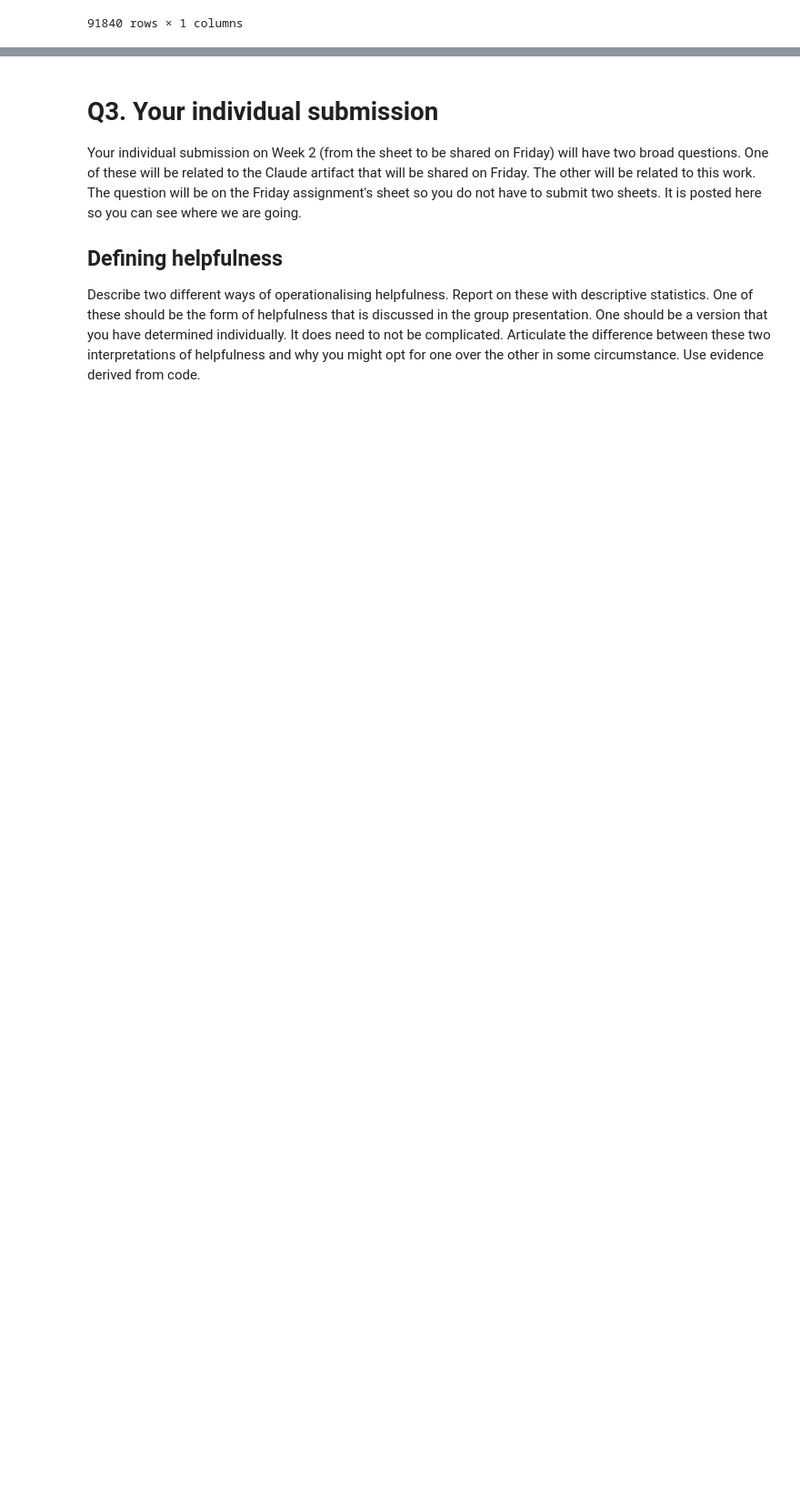
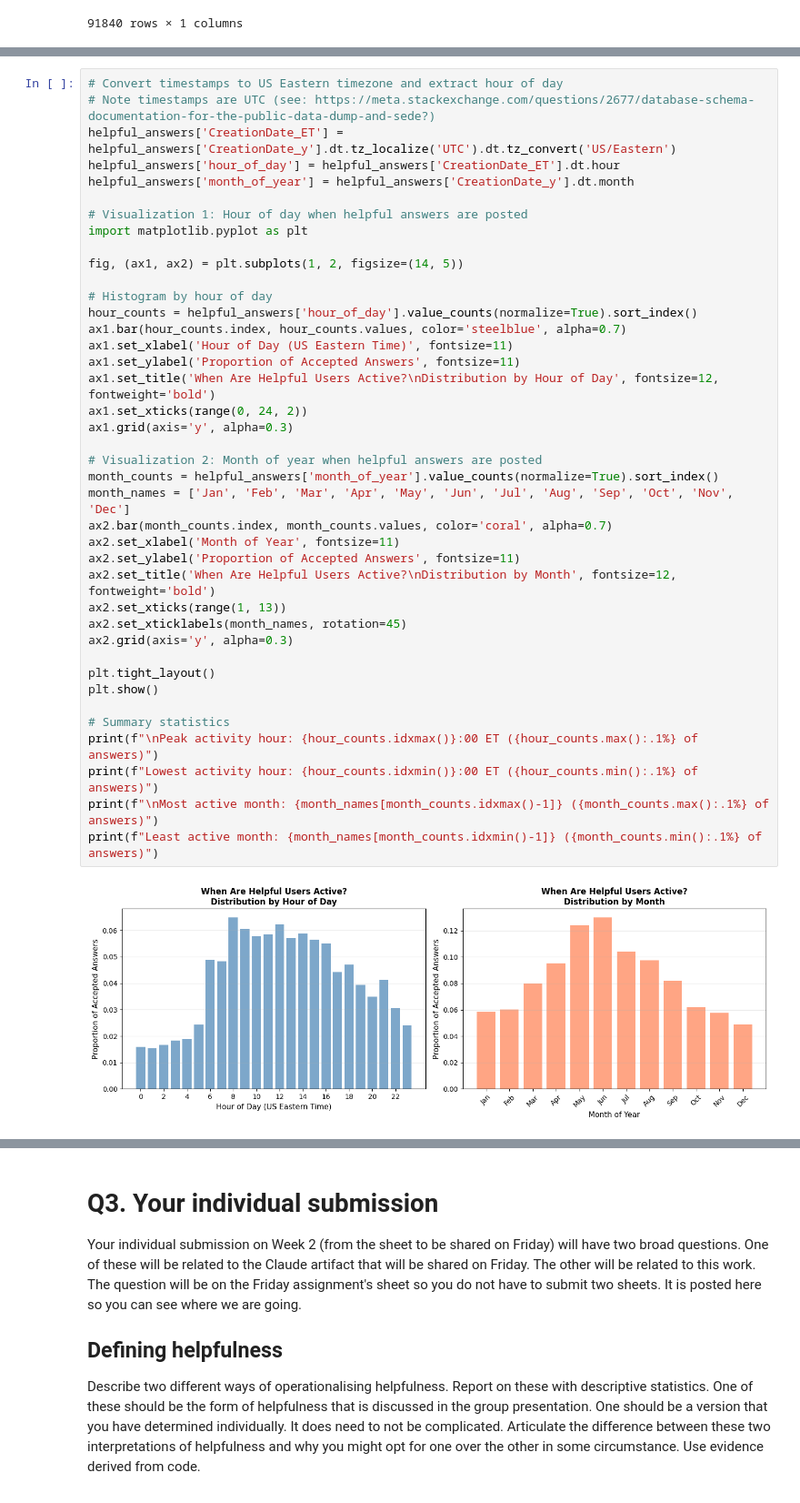
Before and after one commit to isaacbacker/GroupPres_SDS, a Jupyter notebook: Notebooks/fsds25_ex_wk01d02.ipynb, the cells around one changed output, grey strips where cells are left out. Shown at 91% size. Saved outputs shown, nothing was run; the diff lists cells and outputs as text; blank space fills up the shorter version.

```diff
--- a/Notebooks/fsds25_ex_wk01d02.ipynb
+++ b/Notebooks/fsds25_ex_wk01d02.ipynb
@@ -431,0 +433,42 @@ grouped.set_index(['OwnerUserId_y', 'month']).reindex(index=cross, fill_value=0,
+# %%
+# Convert timestamps to US Eastern timezone and extract hour of day
+# Note timestamps are UTC (see: https://meta.stackexchange.com/questions/2677/database-schema-documentation-for-the-public-data-dump-and-sede?)
+helpful_answers['CreationDate_ET'] = helpful_answers['CreationDate_y'].dt.tz_localize('UTC').dt.tz_convert('US/Eastern')
+helpful_answers['hour_of_day'] = helpful_answers['CreationDate_ET'].dt.hour
+helpful_answers['month_of_year'] = helpful_answers['CreationDate_y'].dt.month
+
+# Visualization 1: Hour of day when helpful answers are posted
+import matplotlib.pyplot as plt
+
+fig, (ax1, ax2) = plt.subplots(1, 2, figsize=(14, 5))
+
+# Histogram by hour of day
+hour_counts = helpful_answers['hour_of_day'].value_counts(normalize=True).sort_index()
+ax1.bar(hour_counts.index, hour_counts.values, color='steelblue', alpha=0.7)
+ax1.set_xlabel('Hour of Day (US Eastern Time)', fontsize=11)
+ax1.set_ylabel('Proportion of Accepted Answers', fontsize=11)
+ax1.set_title('When Are Helpful Users Active?\nDistribution by Hour of Day', fontsize=12, fontweight='bold')
+ax1.set_xticks(range(0, 24, 2))
+ax1.grid(axis='y', alpha=0.3)
+
+# Visualization 2: Month of year when helpful answers are posted
+month_counts = helpful_answers['month_of_year'].value_counts(normalize=True).sort_index()
+month_names = ['Jan', 'Feb', 'Mar', 'Apr', 'May', 'Jun', 'Jul', 'Aug', 'Sep', 'Oct', 'Nov', 'Dec']
+ax2.bar(month_counts.index, month_counts.values, color='coral', alpha=0.7)
+ax2.set_xlabel('Month of Year', fontsize=11)
+ax2.set_ylabel('Proportion of Accepted Answers', fontsize=11)
+ax2.set_title('When Are Helpful Users Active?\nDistribution by Month', fontsize=12, fontweight='bold')
+ax2.set_xticks(range(1, 13))
+ax2.set_xticklabels(month_names, rotation=45)
+ax2.grid(axis='y', alpha=0.3)
+
+plt.tight_layout()
+plt.show()
+
+# Summary statistics
+print(f"\nPeak activity hour: {hour_counts.idxmax()}:00 ET ({hour_counts.max():.1%} of answers)")
+print(f"Lowest activity hour: {hour_counts.idxmin()}:00 ET ({hour_counts.min():.1%} of answers)")
+print(f"\nMost active month: {month_names[month_counts.idxmax()-1]} ({month_counts.max():.1%} of answers)")
+print(f"Least active month: {month_names[month_counts.idxmin()-1]} ({month_counts.min():.1%} of answers)")
+# %% [output]
+[figure, added]
```
Also changed, not shown: parts of 8 cells of this notebook.
